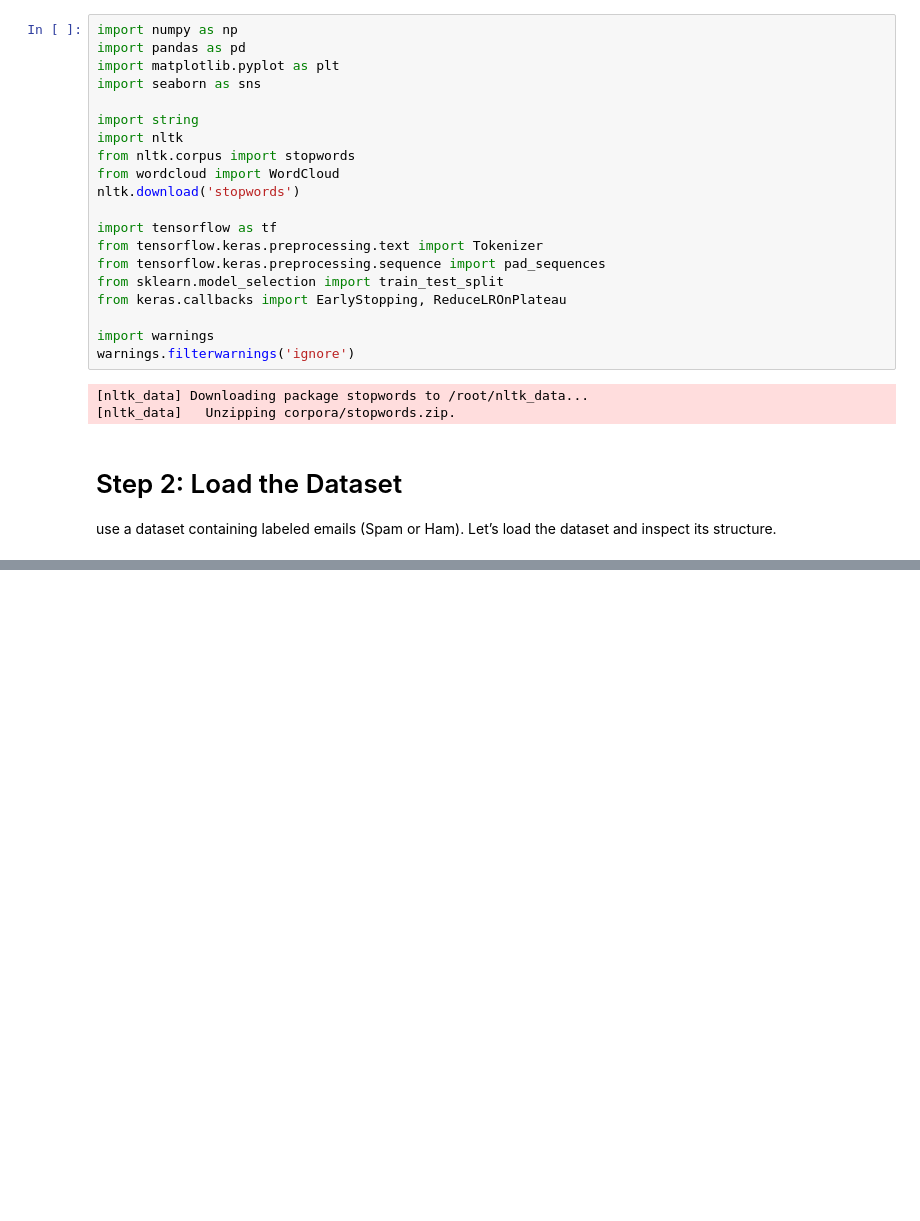
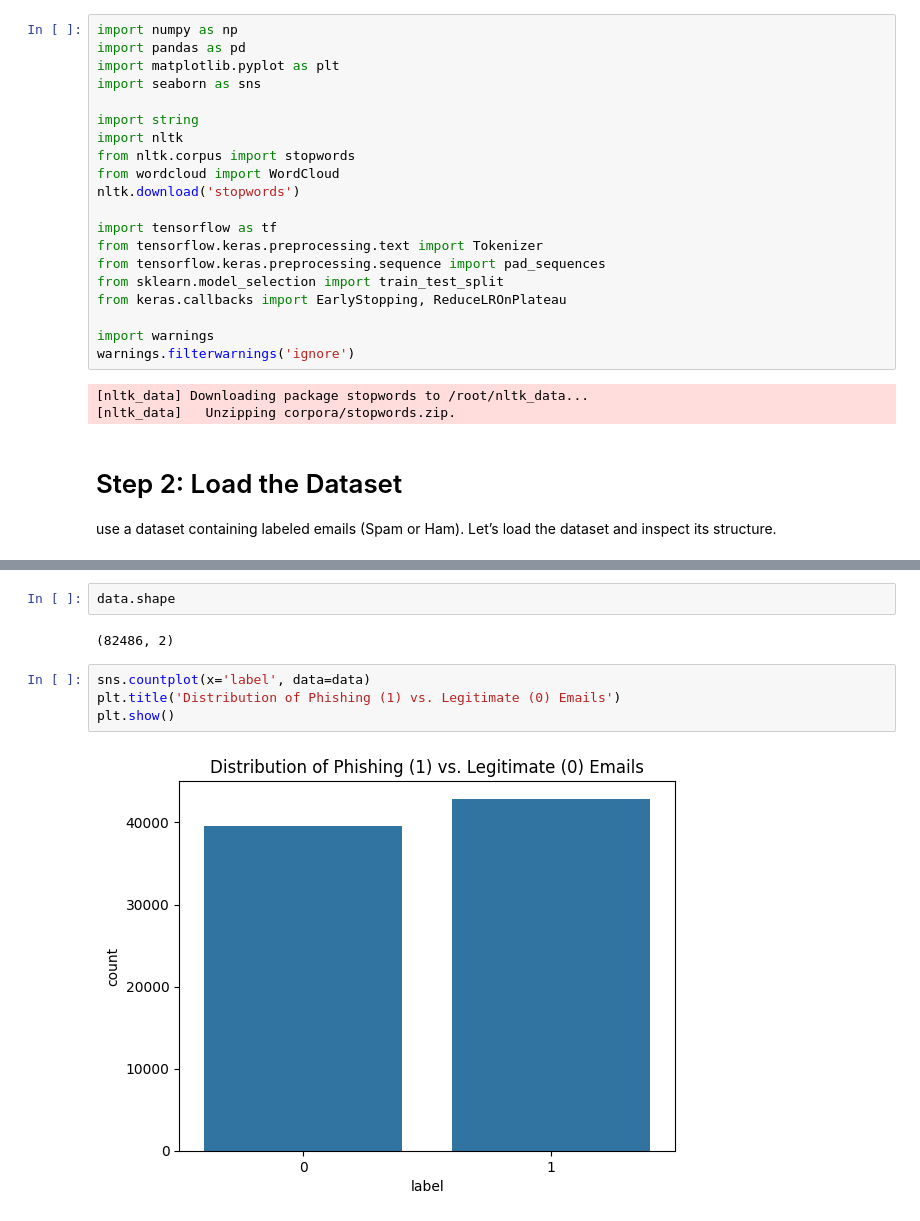
Before and after one commit to rajsegar/Federated-Learning-Frameworks-, a Jupyter notebook: Spam_Mail_Detection.ipynb, the cells around one changed output, grey strips where cells are left out. Drawn from its saved outputs; the diff is of its cells as text; blank space fills up the shorter version.

```diff
--- a/Spam_Mail_Detection.ipynb
+++ b/Spam_Mail_Detection.ipynb
@@ -147,0 +60,10 @@ _ = plt.ylabel('count()')
+# %%
+data.shape
+# %% [output]
+(82486, 2)
+# %%
+sns.countplot(x='label', data=data)
+plt.title('Distribution of Phishing (1) vs. Legitimate (0) Emails')
+plt.show()
+# %% [output]
+[figure, added]
```
Also changed, not shown: parts of 3 cells of this notebook.
